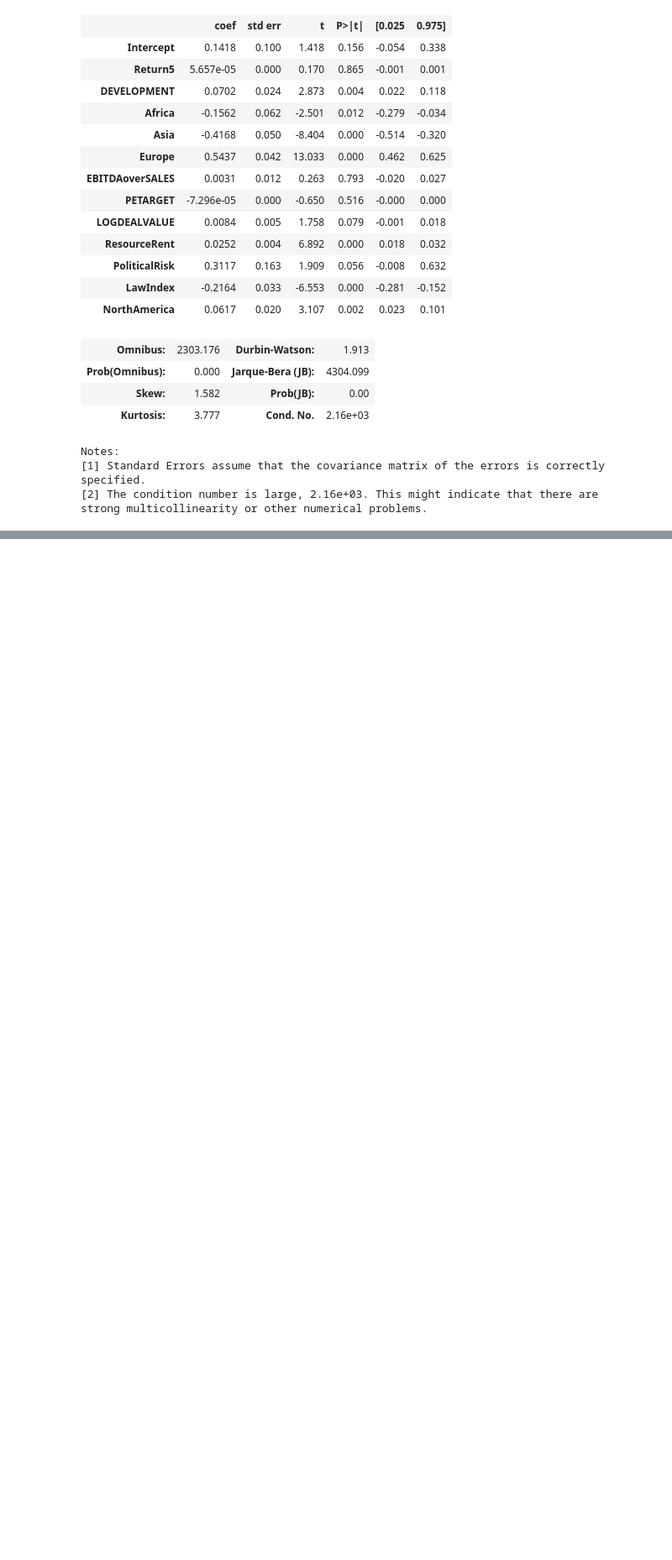
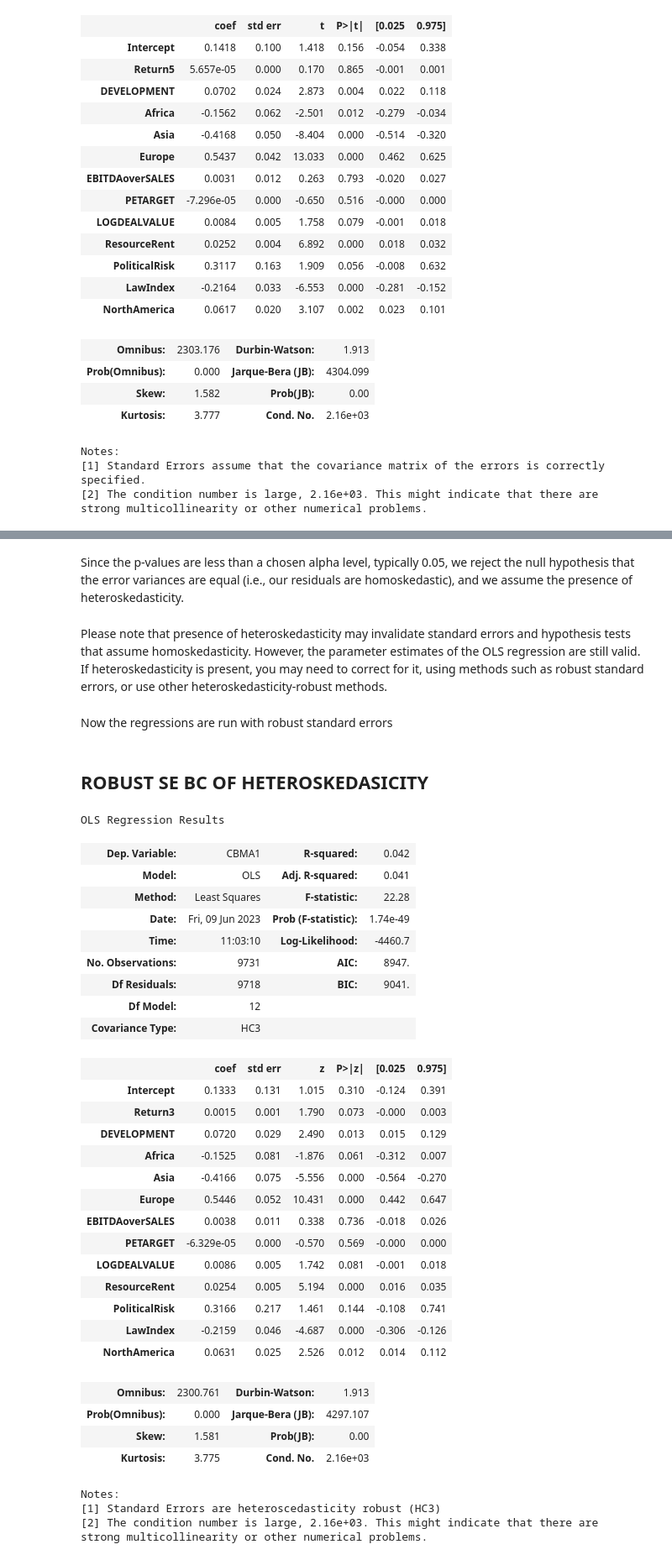
Before and after one commit to MrGarrido/TANALYSIS, a Jupyter notebook: Analysis.ipynb, the cells around one changed output, grey strips where cells are left out. Shown at 84% size. Cells and saved outputs as stored; diff of their text form; code cells hidden in the pictures; blank space fills up the shorter version.

```diff
--- a/Analysis.ipynb
+++ b/Analysis.ipynb
@@ -509,0 +568,50 @@ strong multicollinearity or other numerical problems.
+# %% [markdown]
+Since the p-values are less than a chosen alpha level, typically 0.05, we reject the null hypothesis that the error variances are equal (i.e., our residuals are homoskedastic), and we assume the presence of heteroskedasticity.
+# %% [markdown]
+Please note that presence of heteroskedasticity may invalidate standard errors and hypothesis tests that assume homoskedasticity. However, the parameter estimates of the OLS regression are still valid. If heteroskedasticity is present, you may need to correct for it, using methods such as robust standard errors, or use other heteroskedasticity-robust methods.
+# %% [markdown]
+Now the regressions are run with robust standard errors
+# %% [markdown]
+## ROBUST SE BC OF HETEROSKEDASICITY
+# %%
+
+# fit the model to the data
+formula = 'CBMA1 ~ Return3 + DEVELOPMENT + Africa + Asia + Europe + EBITDAoverSALES + PETARGET + LOGDEALVALUE + ResourceRent + PoliticalRisk + LawIndex + NorthAmerica'
+model = smf.ols(formula, data=df)
+results = model.fit(cov_type='HC3')
+
+# print the final results
+results.summary()
+# %% [output]
+OLS Regression Results
+| Dep. Variable: | CBMA1 | R-squared: | 0.042 |
+| Model: | OLS | Adj. R-squared: | 0.041 |
+| Method: | Least Squares | F-statistic: | 22.28 |
+| Date: | Fri, 09 Jun 2023 | Prob (F-statistic): | 1.74e-49 |
+| Time: | 11:03:10 | Log-Likelihood: | -4460.7 |
+| No. Observations: | 9731 | AIC: | 8947. |
+| Df Residuals: | 9718 | BIC: | 9041. |
+| Df Model: | 12 |  |  |
+| Covariance Type: | HC3 |  |  |
+|  | coef | std err | z | P>|z| | [0.025 | 0.975] |
+| Intercept | 0.1333 | 0.131 | 1.015 | 0.310 | -0.124 | 0.391 |
+| Return3 | 0.0015 | 0.001 | 1.790 | 0.073 | -0.000 | 0.003 |
+| DEVELOPMENT | 0.0720 | 0.029 | 2.490 | 0.013 | 0.015 | 0.129 |
+| Africa | -0.1525 | 0.081 | -1.876 | 0.061 | -0.312 | 0.007 |
+| Asia | -0.4166 | 0.075 | -5.556 | 0.000 | -0.564 | -0.270 |
+| Europe | 0.5446 | 0.052 | 10.431 | 0.000 | 0.442 | 0.647 |
+| EBITDAoverSALES | 0.0038 | 0.011 | 0.338 | 0.736 | -0.018 | 0.026 |
+| PETARGET | -6.329e-05 | 0.000 | -0.570 | 0.569 | -0.000 | 0.000 |
+| LOGDEALVALUE | 0.0086 | 0.005 | 1.742 | 0.081 | -0.001 | 0.018 |
+| ResourceRent | 0.0254 | 0.005 | 5.194 | 0.000 | 0.016 | 0.035 |
+| PoliticalRisk | 0.3166 | 0.217 | 1.461 | 0.144 | -0.108 | 0.741 |
+| LawIndex | -0.2159 | 0.046 | -4.687 | 0.000 | -0.306 | -0.126 |
+| NorthAmerica | 0.0631 | 0.025 | 2.526 | 0.012 | 0.014 | 0.112 |
+| Omnibus: | 2300.761 | Durbin-Watson: | 1.913 |
+| Prob(Omnibus): | 0.000 | Jarque-Bera (JB): | 4297.107 |
+| Skew: | 1.581 | Prob(JB): | 0.00 |
+| Kurtosis: | 3.775 | Cond. No. | 2.16e+03 |
+Notes:
+[1] Standard Errors are heteroscedasticity robust (HC3)
+[2] The condition number is large, 2.16e+03. This might indicate that there are
+strong multicollinearity or other numerical problems.
```
Also changed, not shown: parts of 14 cells of this notebook.
